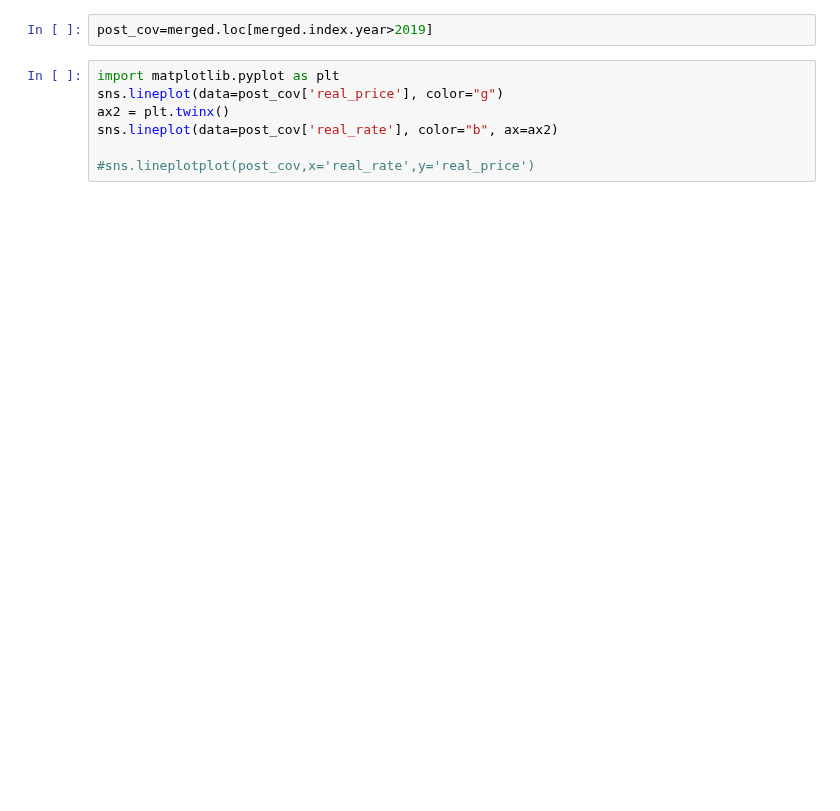
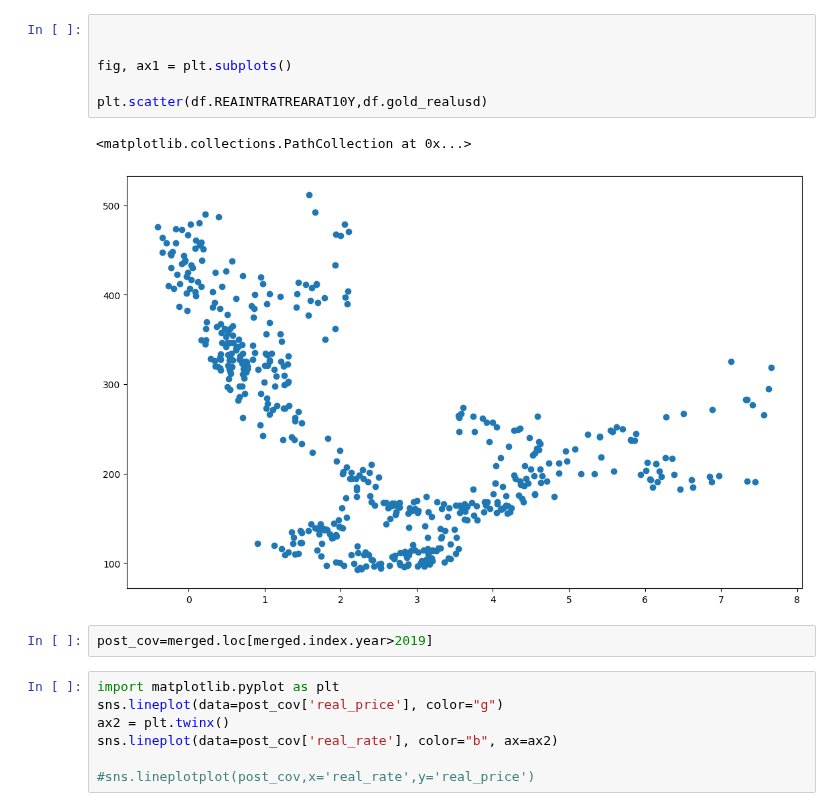
Before and after one commit to jamiegleave/econ, a Jupyter notebook: gold_rates.ipynb, the cells around one changed output. Cells and saved outputs as stored; diff of their text form; blank space fills up the shorter version.

```diff
--- a/gold_rates.ipynb
+++ b/gold_rates.ipynb
@@ -114,3 +99,12 @@ sns.scatterplot(pre_cov,x='real_rate',y='real_price')
+# %%
+
+
+fig, ax1 = plt.subplots()
+
+plt.scatter(df.REAINTRATREARAT10Y,df.gold_realusd)
+# %% [output]
+<matplotlib.collections.PathCollection at 0x...>
+[figure, added]
 # %%
 post_cov=merged.loc[merged.index.year>2019]
 # %%
```
Also changed, not shown: parts of 20 cells of this notebook, 1 other file.
